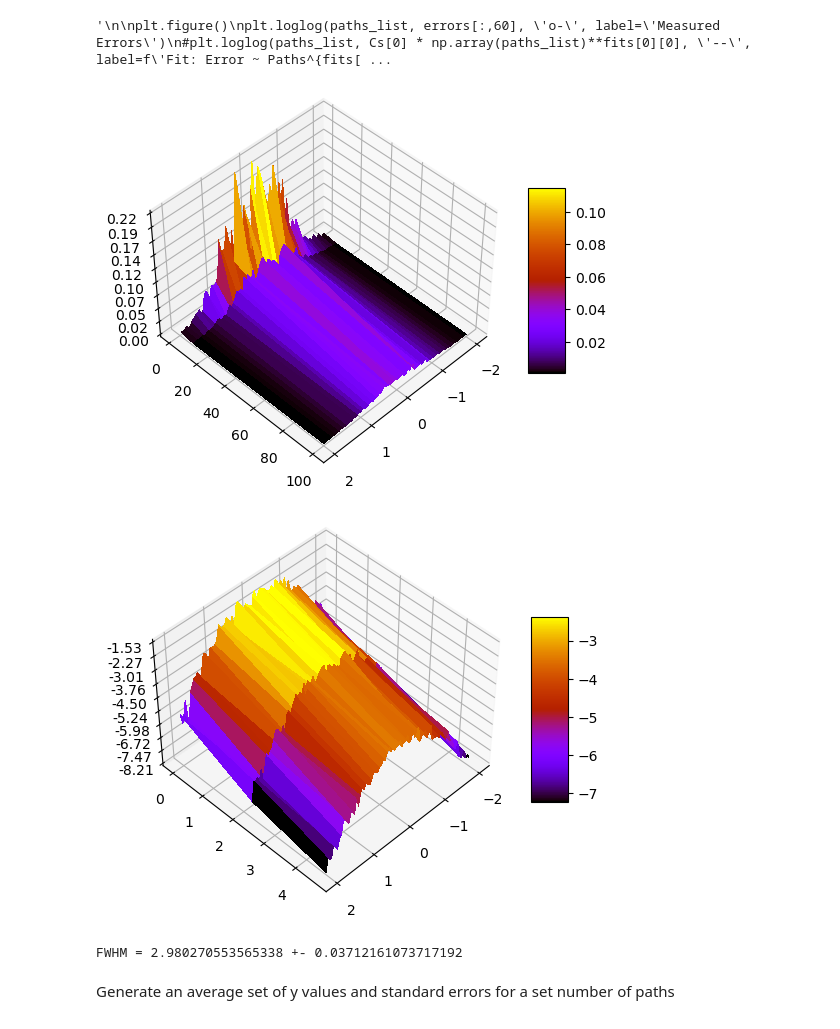
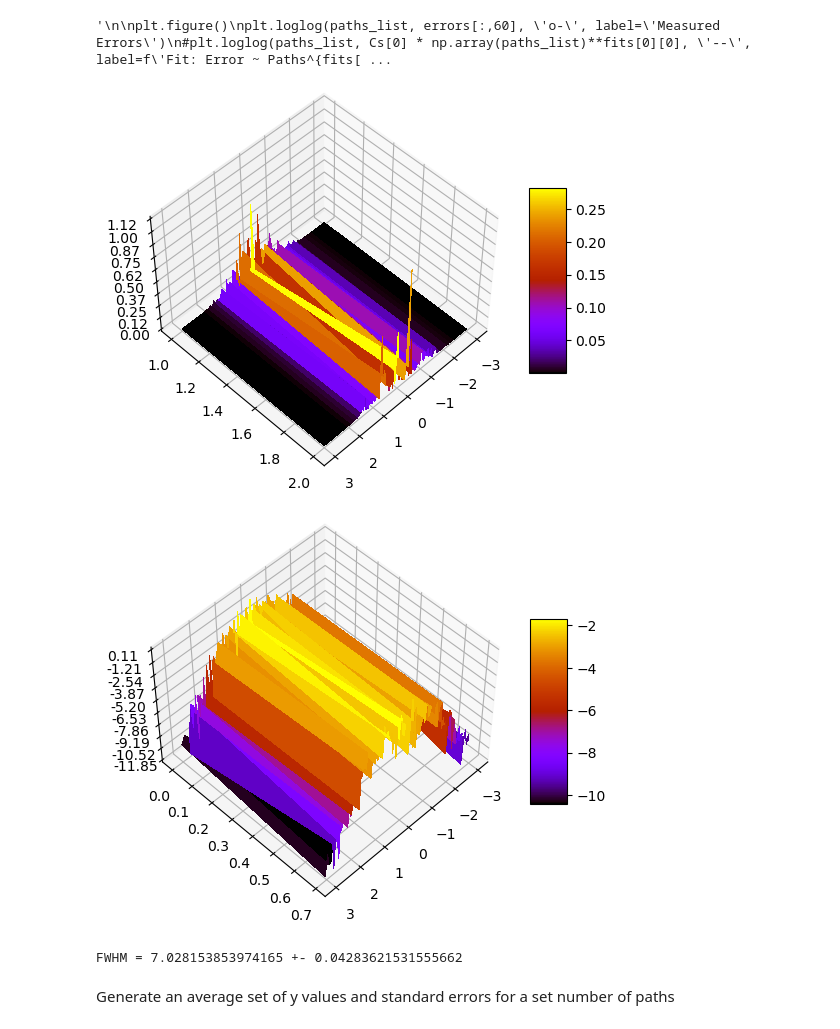
Before and after one commit to Wildeofthewest1/ProjectRepo, a Jupyter notebook: FeynmanPathIntegralJUPYTER.ipynb, the cells around one changed output. Cells and saved outputs as stored; diff of their text form; code cells hidden in the pictures.

```diff
--- a/FeynmanPathIntegralJUPYTER.ipynb
+++ b/FeynmanPathIntegralJUPYTER.ipynb
@@ -12,13 +12,13 @@ Define constants and x values
 # %%
 Iterations = (10**5)
 N = 7
-T = 14
+T = 7
 #epsilon = T/(N)
 m = 1
 hbar = 1
 
-xf = 2
-xi = -2
+xf = 3
+xi = -3
 
 dx = 0.05
 dt = T/N
@@ -213,8 +213,8 @@ def path_error_analysis(paths_list, num_trials, Psi_func):
     std_dev = np.std(results - wavefunc(xs), axis=1)
     return std_dev / np.sqrt(num_trials)
 # %%
-paths_list = [1,10,100]# Number of paths to test
-num_trials = 100# Number of trials for averaging
+paths_list = [1,1]# Number of paths to test
+num_trials = 2# Number of trials for averaging
 errors = path_error_analysis(paths_list, num_trials, Psi)
 #print(repr(errors))
 # %%
@@ -3976,7 +3976,7 @@ values2 = errors
 # %%
 set = 2
 
-data = [(values,np.arange(1,121+1,1)),(values1,[1,10,100,1000]),(values2,[1,10,100])]
+data = [(values,np.arange(1,121+1,1)),(values1,[1,10,100,1000]),(values2,[1,2])]
 
 errors, paths_list = np.array(data[set][0]),np.array(data[set][1])
 
@@ -4046,37 +4046,37 @@ def threedplot(X,Y,Z):
     X, Y = np.meshgrid(X, Y)
 
     surf = ax.plot_surface(X,Y,Z, cmap="gnuplot",
                         linewidth=0, antialiased=False)
 
     ax.zaxis.set_major_locator(LinearLocator(10))
     # A StrMethodFormatter is used automatically
     ax.zaxis.set_major_formatter('{x:.02f}')
 
-    ax.view_init(azim=45, elev=45)
+    ax.view_init(azim=45, elev=50)
 
     fig.colorbar(surf, shrink=0.5, aspect=5)
 
     plt.show()
 
 X = xs
 Y = paths_list
 Z = errors
 
 threedplot(X,Y,Z)
 threedplot(X,np.log(Y),np.log(Z))
 FWHMs = []
 for i in range(len(paths_list)):
     sigma = np.std(np.log(errors[i]))
     FWHMs.append(2*np.sqrt(2*np.log(2))*sigma)
 
 FWHM = np.mean(FWHMs)
 FWHMerr = np.std(FWHMs)/np.sqrt(len(paths_list))
 
 print("FWHM = {} +- {}".format(FWHM,FWHMerr))
 # %% [output]
-[figure, old version]
+[figure, new version]
-[figure, old version]
+[figure, new version]
-FWHM = 2.980270553565338 +- 0.03712161073717192
+FWHM = 7.028153853974165 +- 0.04283621531555662
 # %% [markdown]
 Generate an average set of y values and standard errors for a set number of paths
 # %%
```
Also changed, not shown: parts of 5 cells of this notebook.
